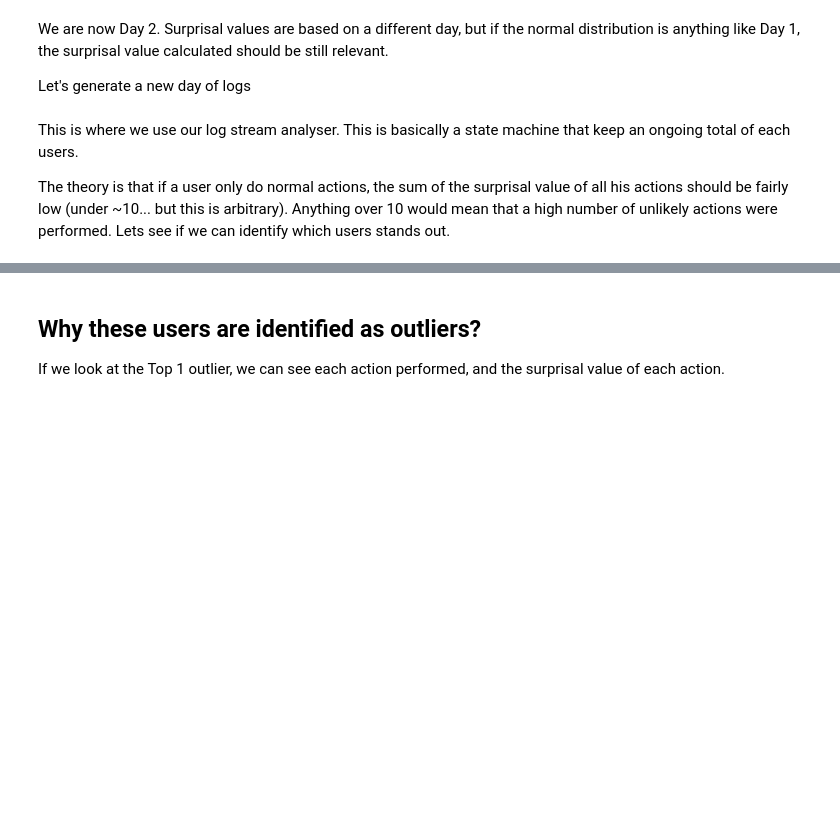
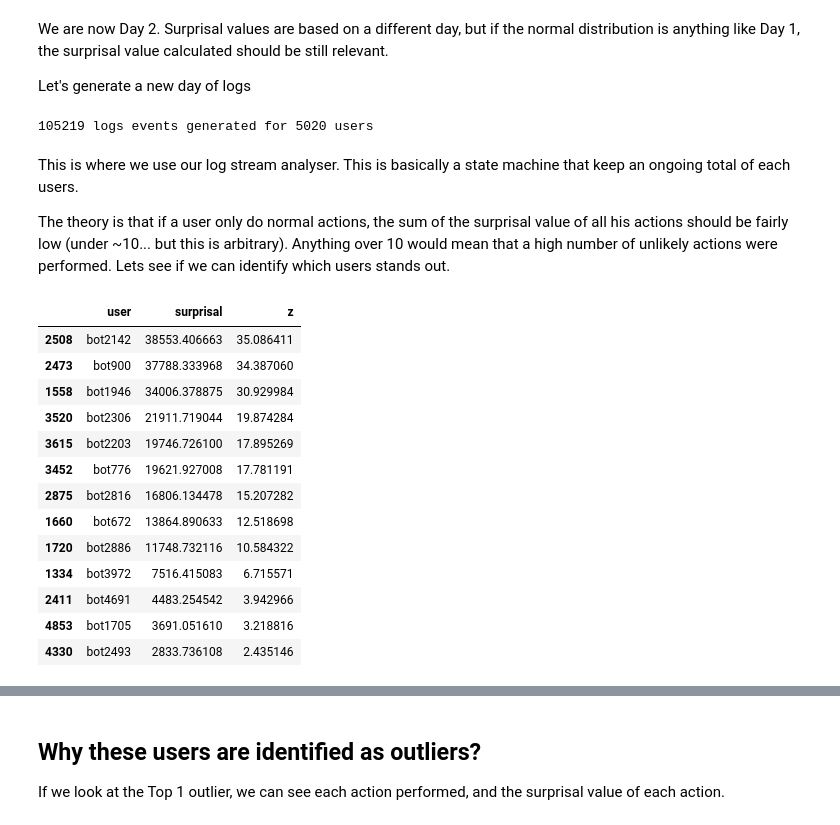
Before and after one commit to cerebraljam/find_outliers_in_logs, a Jupyter notebook: find_outliers_in_logs.ipynb, the cells around one changed output, grey strips where cells are left out. Drawn from its saved outputs; the diff is of its cells as text; code cells hidden in the pictures; blank space fills up the shorter version.

```diff
--- a/find_outliers_in_logs.ipynb
+++ b/find_outliers_in_logs.ipynb
@@ -571,0 +459,9 @@ spammer {True: {True: 0.4375, False: 0.02247191011235955}, False: {True: 0.5625,
+# %%
+%%time
+# while there are unclassified users
+while len(unclassified_user_lists):
+    classify_users_in_list(unclassified_user_lists, behaviour_type_table, user_transition_score)
+
+for k in behaviour_type_table.keys():
+    type_average = np.mean([sum(user_transition_score[x].values()) for x in behaviour_type_table[k]])
+    print(k, type_average, len(behaviour_type_table[k]), cheat_lookup_all_users(behaviour_type_table[k]))
@@ -575,7 +504,53 @@ spammer {True: {True: 0.4375, False: 0.02247191011235955}, False: {True: 0.5625,
 We are now Day 2. Surprisal values are based on a different day, but if the normal distribution is anything like Day 1, the surprisal value calculated should be still relevant.
 
 Let's generate a new day of logs
+# %%
+start_time = datetime(2019,1,2,0,0)
+number_of_new_users = 20
+existing_users = user_lists[:]
+
+if random_seed:
+    random.seed(random_seed + 1)
+
+user_list_day2s = generate_userlist(number_of_new_users, existing_users)
+
+if random_seed:
+    random.seed(random_seed + 1)
+day2_logs = generate_logs(user_list_day2s, start_time)
+
+print(len(day2_logs), 'logs events generated for', len(user_list_day2s), 'users')
+
+day2_data = transform_logs_to_pandas(day2_logs)
+# %% [output]
+105219 logs events generated for 5020 users
+# %%
+user_transition_score_day2 = get_user_transition_score(day2_data, transition_surprisal, 'user', 'path', 'success')
 # %% [markdown]
 This is where we use our log stream analyser. This is basically a state machine that keep an ongoing total of each users.
 
 The theory is that if a user only do normal actions, the sum of the surprisal value of all his actions should be fairly low (under ~10... but this is arbitrary). Anything over 10 would mean that a high number of unlikely actions were performed. Lets see if we can identify which users stands out.
+# %%
+cumulative_score = [[v,sum(user_transition_score_day2[v].values())] for v in [k for k in list(user_transition_score_day2.keys())]]
+
+df_cumulative_score = pd.DataFrame(cumulative_score, columns=['user', 'surprisal'])
+
+avg = df_cumulative_score['surprisal'].mean()
+std = df_cumulative_score['surprisal'].std()
+df_cumulative_score['z'] = (df_cumulative_score['surprisal'] - avg) / std
+# %%
+df_cumulative_score.loc[df_cumulative_score['z'] >= 2].sort_values(by=['surprisal'], ascending=False)
+# %% [output]
+|  | user | surprisal | z |
+| 2508 | bot2142 | 38553.406663 | 35.086411 |
+| 2473 | bot900 | 37788.333968 | 34.387060 |
+| 1558 | bot1946 | 34006.378875 | 30.929984 |
+| 3520 | bot2306 | 21911.719044 | 19.874284 |
+| 3615 | bot2203 | 19746.726100 | 17.895269 |
+| 3452 | bot776 | 19621.927008 | 17.781191 |
+| 2875 | bot2816 | 16806.134478 | 15.207282 |
+| 1660 | bot672 | 13864.890633 | 12.518698 |
+| 1720 | bot2886 | 11748.732116 | 10.584322 |
+| 1334 | bot3972 | 7516.415083 | 6.715571 |
+| 2411 | bot4691 | 4483.254542 | 3.942966 |
+| 4853 | bot1705 | 3691.051610 | 3.218816 |
+| 4330 | bot2493 | 2833.736108 | 2.435146 |
```
Also changed, not shown: parts of 39 cells of this notebook, 1 other file.
